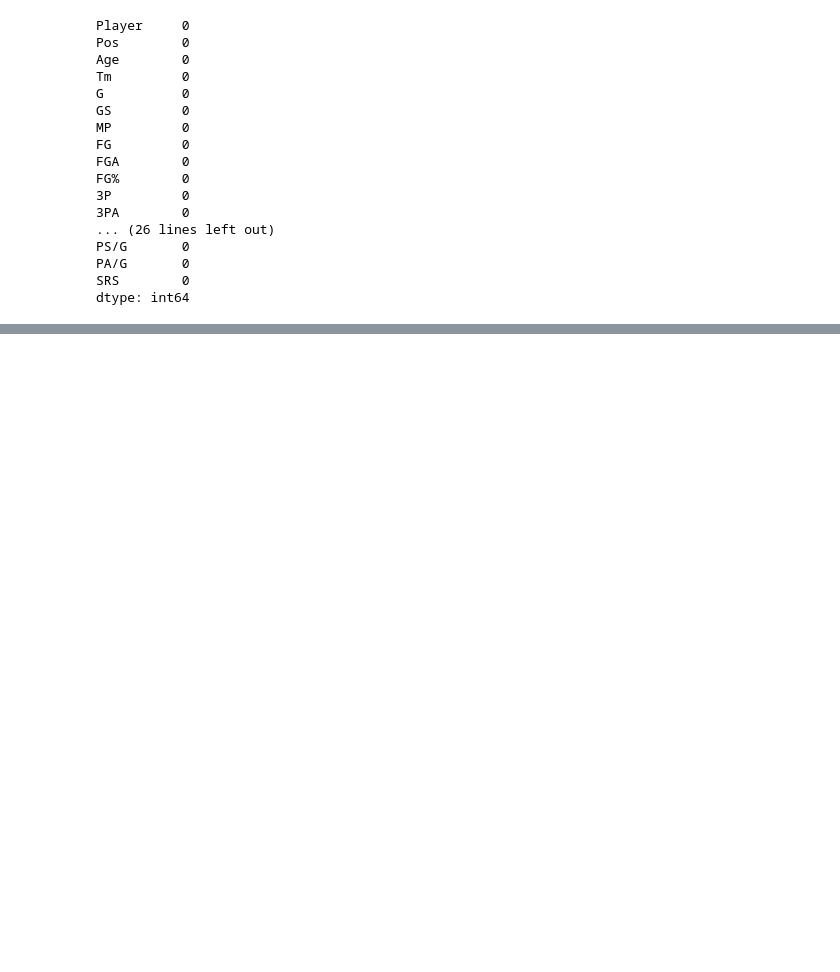
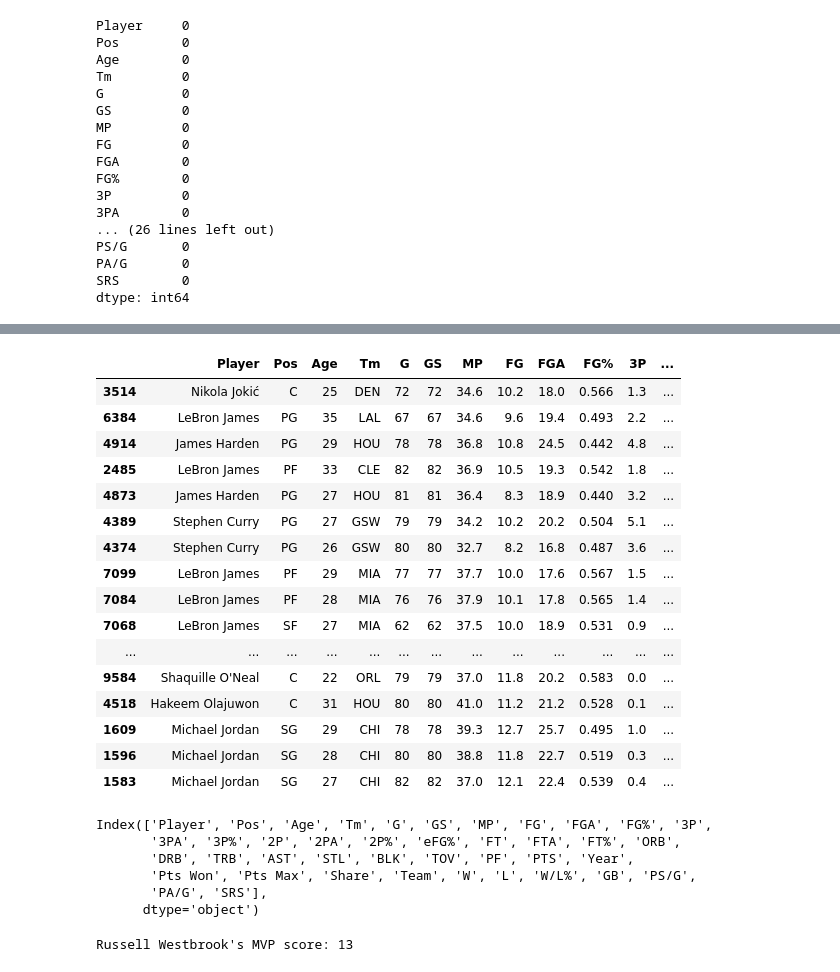
Before and after one commit to ConnorM1205/Final_Project_CS471, a Jupyter notebook: ml.ipynb, the cells around one changed output, grey strips where cells are left out. Saved outputs shown, nothing was run; the diff lists cells and outputs as text; code cells hidden in the pictures; blank space fills up the shorter version.

Commit message:
added rule based approach

```diff
--- a/ml.ipynb
+++ b/ml.ipynb
@@ -69,0 +65,31 @@ def rule_based():
+# %%
+# pd.set_option('display.max_columns', None)
+stats2=stats.loc[stats['Pts Won']/stats['Pts Max']>.50].groupby('Year').head(1)
+stats2.sort_values(by='Year', ascending=False)
+# %% [output]
+|  | Player | Pos | Age | Tm | G | GS | MP | FG | FGA | FG% | 3P | ... |
+| 3514 | Nikola Jokić | C | 25 | DEN | 72 | 72 | 34.6 | 10.2 | 18.0 | 0.566 | 1.3 | ... |
+| 6384 | LeBron James | PG | 35 | LAL | 67 | 67 | 34.6 | 9.6 | 19.4 | 0.493 | 2.2 | ... |
+| 4914 | James Harden | PG | 29 | HOU | 78 | 78 | 36.8 | 10.8 | 24.5 | 0.442 | 4.8 | ... |
+| 2485 | LeBron James | PF | 33 | CLE | 82 | 82 | 36.9 | 10.5 | 19.3 | 0.542 | 1.8 | ... |
+| 4873 | James Harden | PG | 27 | HOU | 81 | 81 | 36.4 | 8.3 | 18.9 | 0.440 | 3.2 | ... |
+| 4389 | Stephen Curry | PG | 27 | GSW | 79 | 79 | 34.2 | 10.2 | 20.2 | 0.504 | 5.1 | ... |
+| 4374 | Stephen Curry | PG | 26 | GSW | 80 | 80 | 32.7 | 8.2 | 16.8 | 0.487 | 3.6 | ... |
+| 7099 | LeBron James | PF | 29 | MIA | 77 | 77 | 37.7 | 10.0 | 17.6 | 0.567 | 1.5 | ... |
+| 7084 | LeBron James | PF | 28 | MIA | 76 | 76 | 37.9 | 10.1 | 17.8 | 0.565 | 1.4 | ... |
+| 7068 | LeBron James | SF | 27 | MIA | 62 | 62 | 37.5 | 10.0 | 18.9 | 0.531 | 0.9 | ... |
+| ... | ... | ... | ... | ... | ... | ... | ... | ... | ... | ... | ... | ... |
+| 9584 | Shaquille O'Neal | C | 22 | ORL | 79 | 79 | 37.0 | 11.8 | 20.2 | 0.583 | 0.0 | ... |
+| 4518 | Hakeem Olajuwon | C | 31 | HOU | 80 | 80 | 41.0 | 11.2 | 21.2 | 0.528 | 0.1 | ... |
+| 1609 | Michael Jordan | SG | 29 | CHI | 78 | 78 | 39.3 | 12.7 | 25.7 | 0.495 | 1.0 | ... |
+| 1596 | Michael Jordan | SG | 28 | CHI | 80 | 80 | 38.8 | 11.8 | 22.7 | 0.519 | 0.3 | ... |
+| 1583 | Michael Jordan | SG | 27 | CHI | 82 | 82 | 37.0 | 12.1 | 22.4 | 0.539 | 0.4 | ... |
+# %%
+stats.columns
+# %% [output]
+Index(['Player', 'Pos', 'Age', 'Tm', 'G', 'GS', 'MP', 'FG', 'FGA', 'FG%', '3P',
+       '3PA', '3P%', '2P', '2PA', '2P%', 'eFG%', 'FT', 'FTA', 'FT%', 'ORB',
+       'DRB', 'TRB', 'AST', 'STL', 'BLK', 'TOV', 'PF', 'PTS', 'Year',
+       'Pts Won', 'Pts Max', 'Share', 'Team', 'W', 'L', 'W/L%', 'GB', 'PS/G',
+       'PA/G', 'SRS'],
+      dtype='object')
@@ -69,0 +151,6 @@ def rule_based():
+# %%
+player = stats.loc[(stats['Player'] == 'Russell Westbrook') & (stats['Year'] == 2017)].iloc[0]
+mvp_score = rule_based(player)
+print(f"{player['Player']}'s MVP score: {mvp_score}")
+# %% [output]
+Russell Westbrook's MVP score: 13
```
Also changed, not shown: parts of 7 cells of this notebook.
